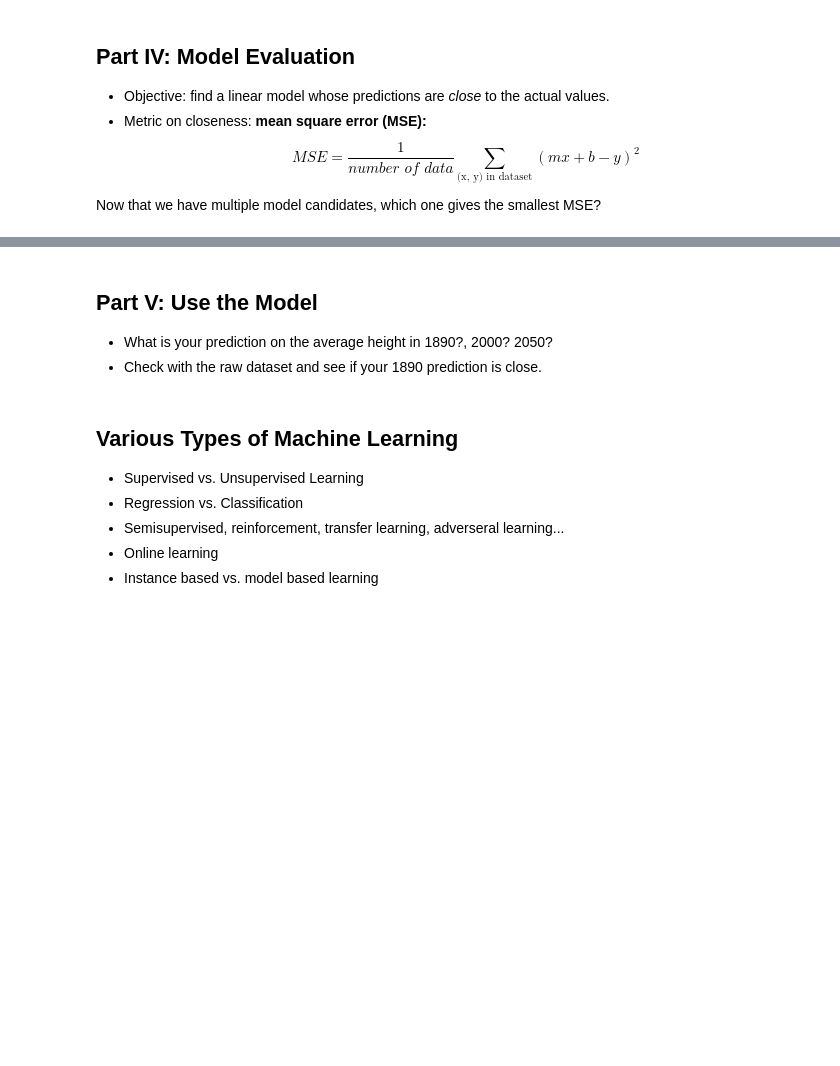
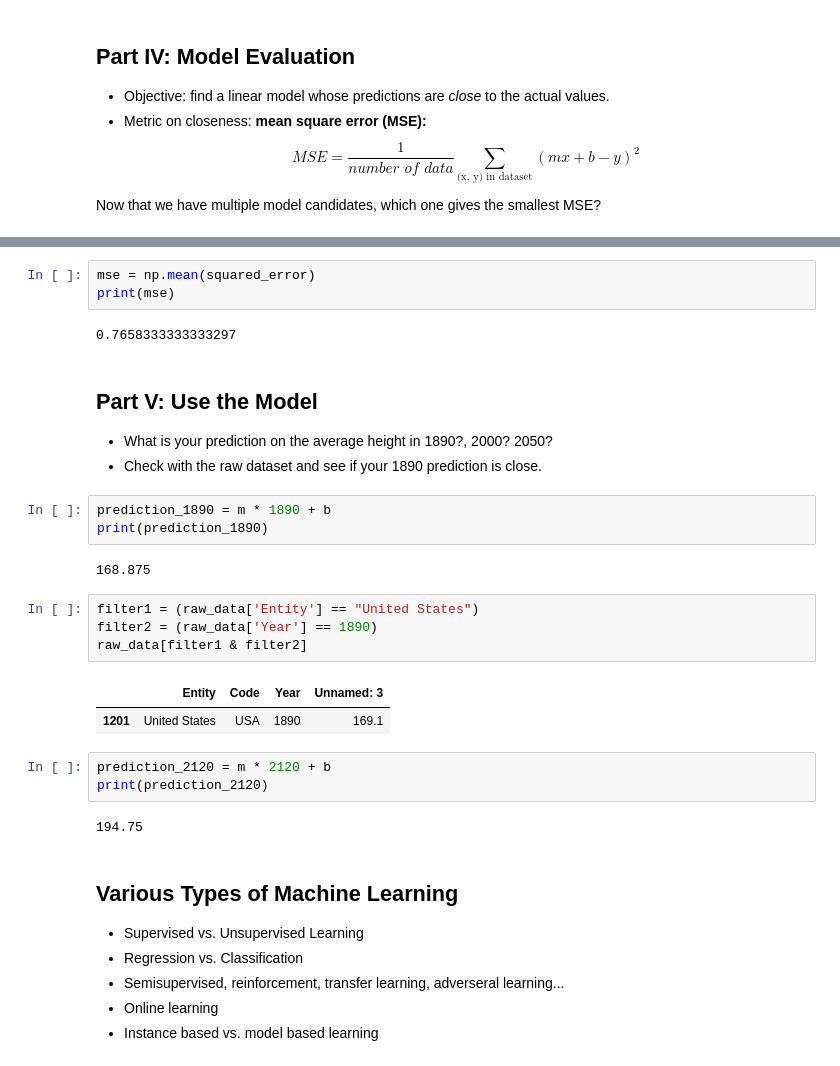
Before and after one commit to ch00226855/CMP414-765_Spring2020, a Jupyter notebook: Week2_IntroToML.ipynb, the cells around one changed output, grey strips where cells are left out. Saved outputs shown, nothing was run; the diff lists cells and outputs as text; blank space fills up the shorter version.

```diff
--- a/Week2_IntroToML.ipynb
+++ b/Week2_IntroToML.ipynb
@@ -358,7 +397,29 @@ Now that we have multiple model candidates, which one gives the smallest MSE?
+# %%
+mse = np.mean(squared_error)
+print(mse)
+# %% [output]
+0.7658333333333297
 # %% [markdown]
 ## Part V: Use the Model
 - What is your prediction on the average height in 1890?, 2000? 2050?
 - Check with the raw dataset and see if your 1890 prediction is close.
+# %%
+prediction_1890 = m * 1890 + b
+print(prediction_1890)
+# %% [output]
+168.875
+# %%
+filter1 = (raw_data['Entity'] == "United States")
+filter2 = (raw_data['Year'] == 1890)
+raw_data[filter1 & filter2]
+# %% [output]
+|  | Entity | Code | Year | Unnamed: 3 |
+| 1201 | United States | USA | 1890 | 169.1 |
+# %%
+prediction_2120 = m * 2120 + b
+print(prediction_2120)
+# %% [output]
+194.75
 # %% [markdown]
 ## Various Types of Machine Learning
 - Supervised vs. Unsupervised Learning
```
Also changed, not shown: parts of 12 cells of this notebook.
